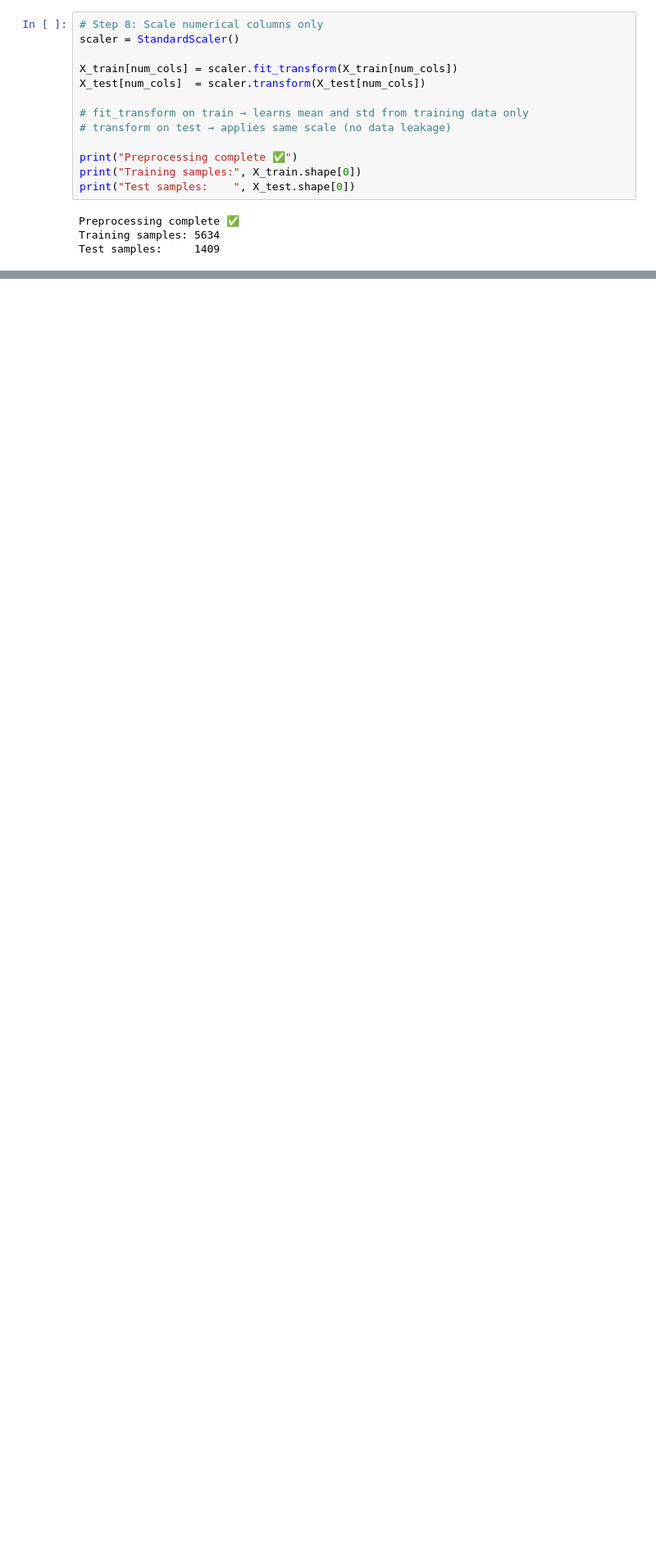
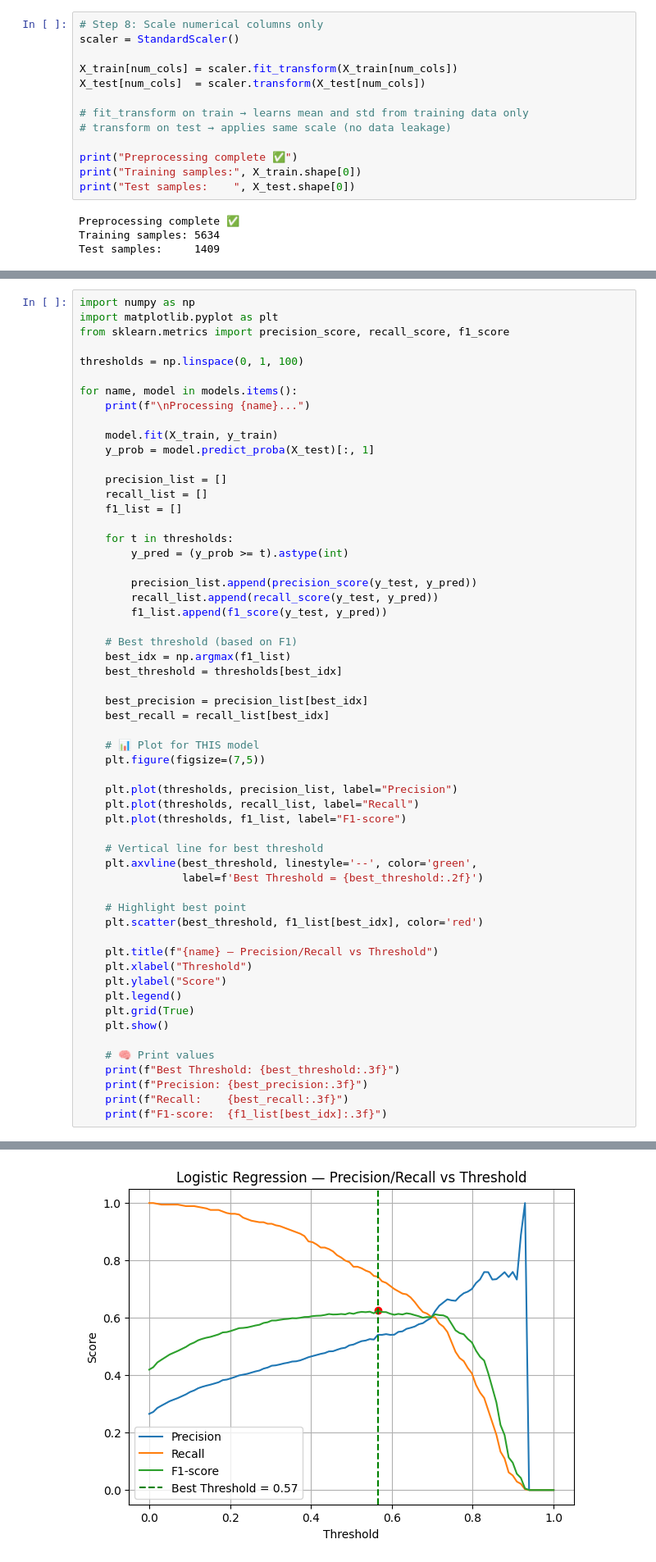
Before and after one commit to Dineshok/telco-churn-prediction, a Jupyter notebook: telco_churn_analysis.ipynb, the cells around one changed output, grey strips where cells are left out. Shown at 82% size. Drawn from its saved outputs; the diff is of its cells as text; blank space fills up the shorter version.

```diff
--- a/telco_churn_analysis.ipynb
+++ b/telco_churn_analysis.ipynb
@@ -243,0 +285,58 @@ XGBoost                 0.801      0.656   0.524     0.582
+# %%
+import numpy as np
+import matplotlib.pyplot as plt
+from sklearn.metrics import precision_score, recall_score, f1_score
+
+thresholds = np.linspace(0, 1, 100)
+
+for name, model in models.items():
+    print(f"\nProcessing {name}...")
+
+    model.fit(X_train, y_train)
+    y_prob = model.predict_proba(X_test)[:, 1]
+
+    precision_list = []
+    recall_list = []
+    f1_list = []
+
+    for t in thresholds:
+        y_pred = (y_prob >= t).astype(int)
+
+        precision_list.append(precision_score(y_test, y_pred))
+        recall_list.append(recall_score(y_test, y_pred))
+        f1_list.append(f1_score(y_test, y_pred))
+
+    # Best threshold (based on F1)
+    best_idx = np.argmax(f1_list)
+    best_threshold = thresholds[best_idx]
+
+    best_precision = precision_list[best_idx]
+    best_recall = recall_list[best_idx]
+
+    # 📊 Plot for THIS model
+    plt.figure(figsize=(7,5))
+
+    plt.plot(thresholds, precision_list, label="Precision")
+    plt.plot(thresholds, recall_list, label="Recall")
+    plt.plot(thresholds, f1_list, label="F1-score")
+
+    # Vertical line for best threshold
+    plt.axvline(best_threshold, linestyle='--', color='green',
+                label=f'Best Threshold = {best_threshold:.2f}')
+
+    # Highlight best point
+    plt.scatter(best_threshold, f1_list[best_idx], color='red')
+
+    plt.title(f"{name} — Precision/Recall vs Threshold")
+    plt.xlabel("Threshold")
+    plt.ylabel("Score")
+    plt.legend()
+    plt.grid(True)
+    plt.show()
+
+    # 🧠 Print values
+    print(f"Best Threshold: {best_threshold:.3f}")
+    print(f"Precision: {best_precision:.3f}")
+    print(f"Recall:    {best_recall:.3f}")
+    print(f"F1-score:  {f1_list[best_idx]:.3f}")
+# %% [output]
@@ -243,0 +344 @@ XGBoost                 0.801      0.656   0.524     0.582
+[figure, added]
```
Also changed, not shown: parts of 14 cells of this notebook.
